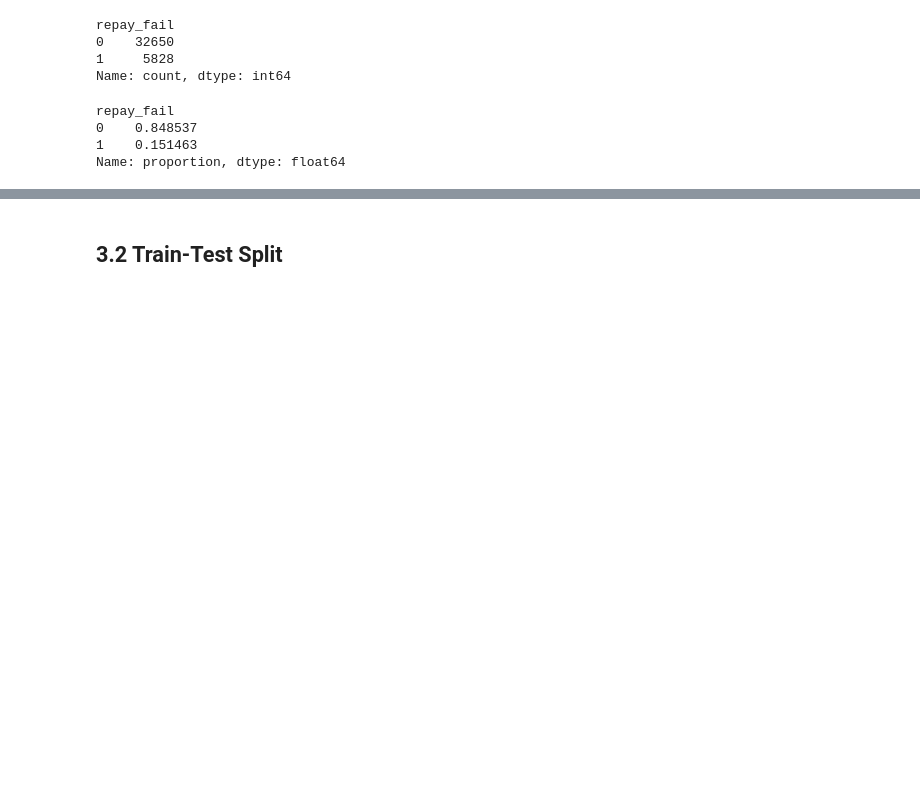
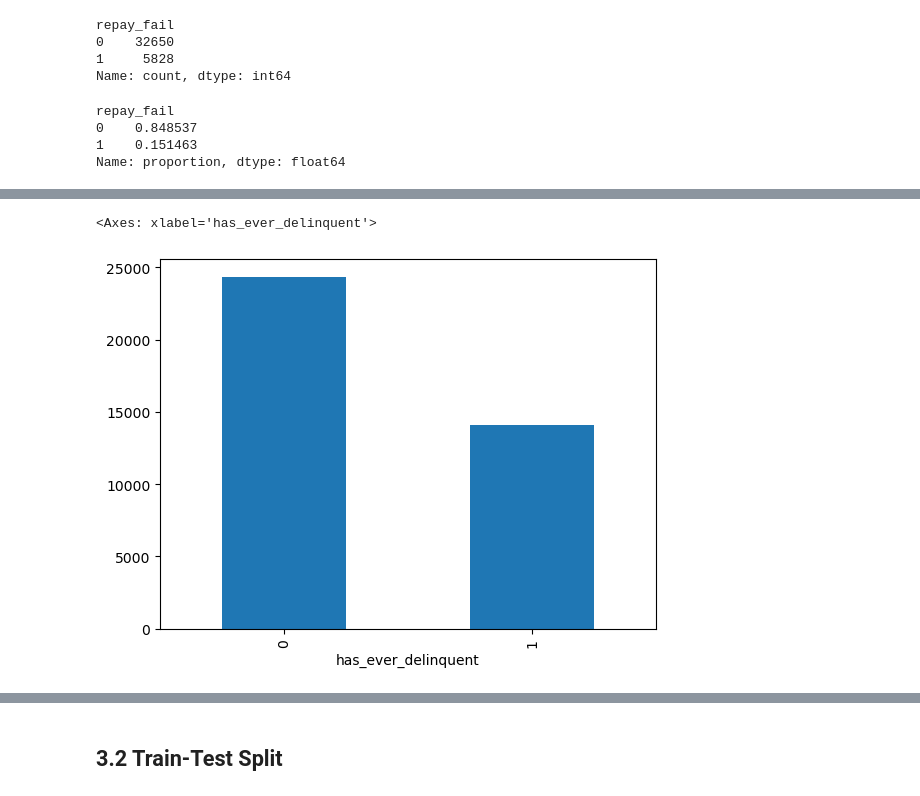
Before and after one commit to Theducklingandmonkey/Mldp_Loan_evaluation, a Jupyter notebook: MLDP Program Codes Submission Template.ipynb, the cells around one changed output, grey strips where cells are left out. Drawn from its saved outputs; the diff is of its cells as text; code cells hidden in the pictures; blank space fills up the shorter version.

```diff
--- a/MLDP Program Codes Submission Template.ipynb
+++ b/MLDP Program Codes Submission Template.ipynb
@@ -613,0 +620,5 @@ Name: proportion, dtype: float64
+# %%
+df_encoded['has_ever_delinquent'].value_counts().plot(kind='bar')
+# %% [output]
+<Axes: xlabel='has_ever_delinquent'>
+[figure, added]
```
Also changed, not shown: parts of 14 cells of this notebook.
